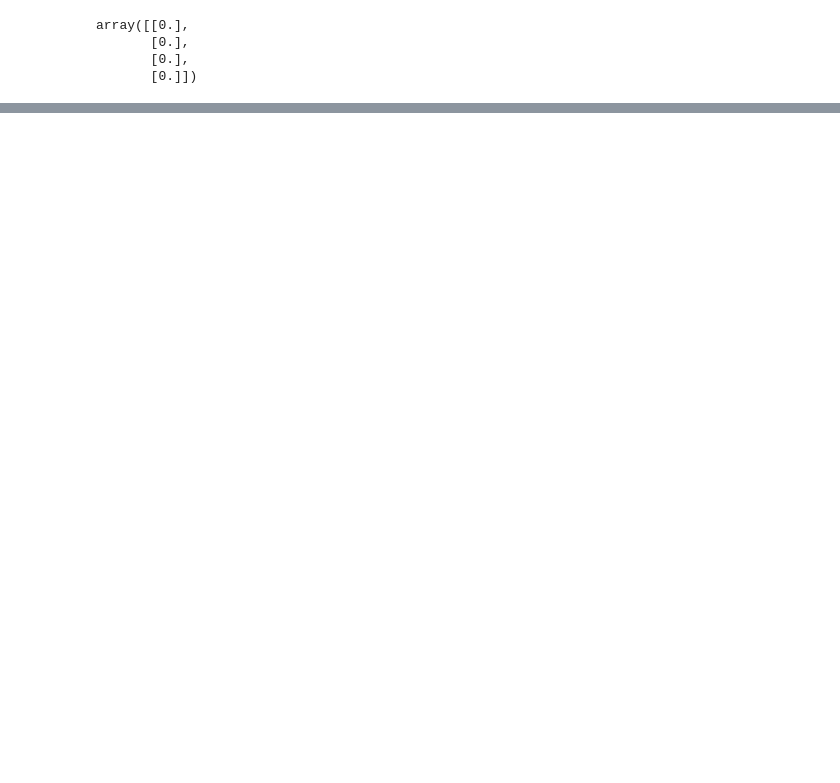
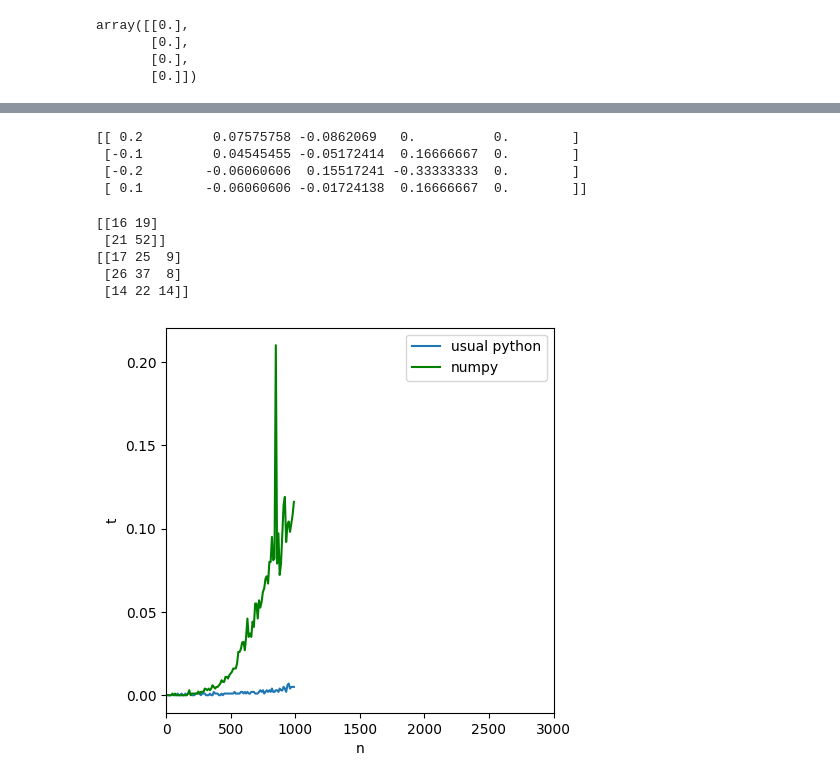
Before and after one commit to amansyayf/computational-mathematics, a Jupyter notebook: Hard level/task1.ipynb, the cells around one changed output, grey strips where cells are left out. Drawn from its saved outputs; the diff is of its cells as text; code cells hidden in the pictures; blank space fills up the shorter version.

```diff
--- a/Hard level/task1.ipynb
+++ b/Hard level/task1.ipynb
@@ -93,2 +93,21 @@ print(a)
 # %%
-a = np.where(np.sum(a, axis = 0),a/np.sum(a*a, axis = 0), a)
+
+print(np.where(np.sum(a*a, axis = 0) ==0, a, a/np.sum(a*a, axis = 0)))
+# %% [output]
+[[ 0.2         0.07575758 -0.0862069   0.          0.        ]
+ [-0.1         0.04545455 -0.05172414  0.16666667  0.        ]
+ [-0.2        -0.06060606  0.15517241 -0.33333333  0.        ]
+ [ 0.1        -0.06060606 -0.01724138  0.16666667  0.        ]]
+# %%
+matrix1 = np.array([[2, 3], [1, 5], [4, 2]])
+matrix2 = np.array([[1, 5], [2, 7], [3, 1]])
+matrix2 = matrix2.T
+M = np.dot(matrix2, matrix1)
+print(M)
+print(np.dot(matrix1, matrix2))
+# %% [output]
+[[16 19]
+ [21 52]]
+[[17 25  9]
+ [26 37  8]
+ [14 22 14]]
@@ -94,0 +117,41 @@ a = np.where(np.sum(a, axis = 0),a/np.sum(a*a, axis = 0), a)
+# %%
+def f1(n):
+    list1 = np.random.normal(size=(n,n))
+    list2 = np.random.normal(size=(n,n))
+
+    initial_time = time.time()
+
+    result_list = [(a * b) for a, b in zip(list1, list2)]
+    list_time = time.time() - initial_time
+
+    return(list_time)
+# %%
+def f2(n):
+    list1 = np.random.normal(size=(n,n))
+    list2 = np.random.normal(size=(n,n))
+
+    initial_time = time.time()
+
+    result_list = np.dot(list1, list2)
+    list_time = time.time() - initial_time
+
+    return(list_time)
+# %%
+x = np.arange(0, 1000, 10)
+y1 = list(map(f1, x))
+y2 = list(map(f2, x))
+# %%
+plt.figure(figsize=(5,5))
+
+plt.plot(x, y1, label='usual python')
+
+plt.plot(x, y2, c='green', label='numpy')
+
+
+plt.xlim(0, 3000)
+plt.xlabel('n')
+plt.ylabel('t')
+plt.legend()
+plt.show()
+# %% [output]
+[figure, added]
```
Also changed, not shown: parts of 17 cells of this notebook.
